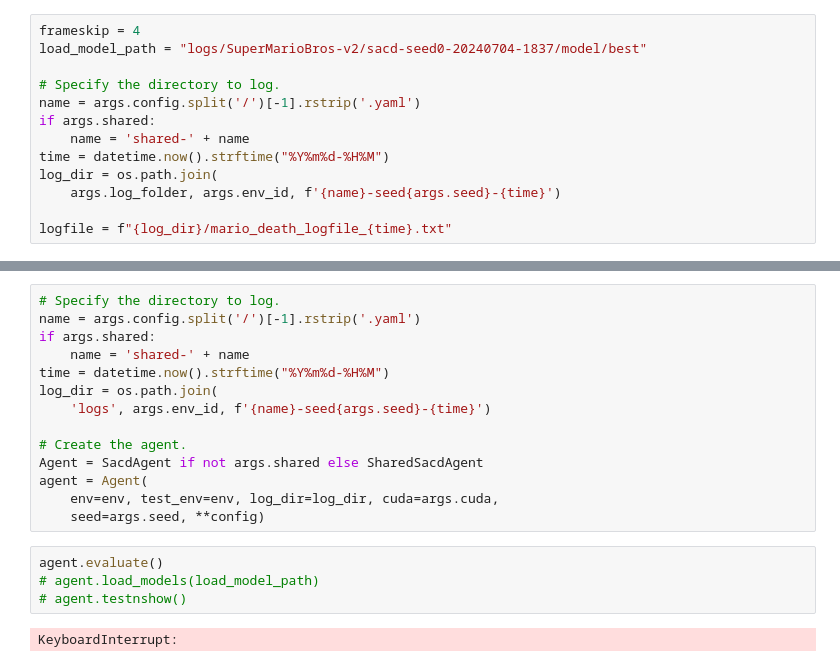
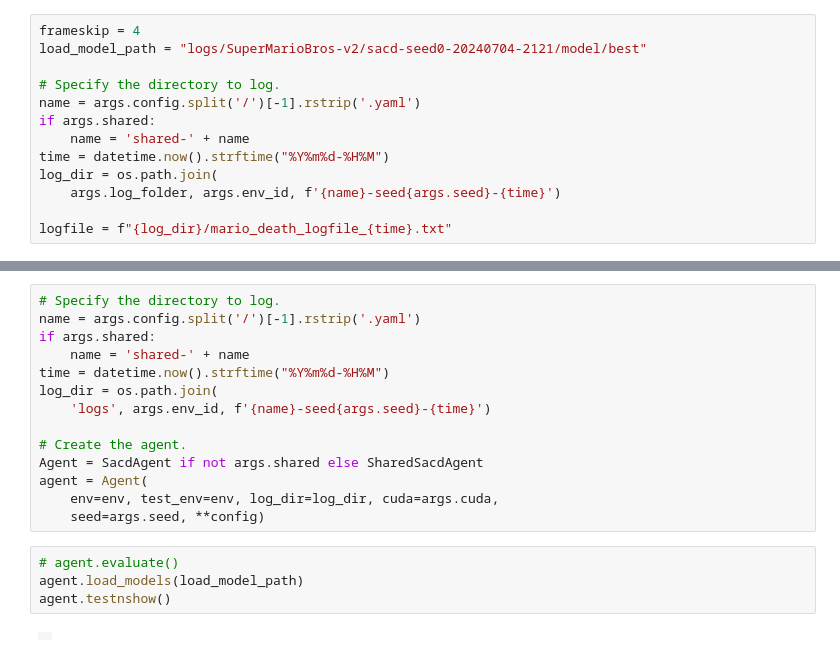
Before and after one commit to josh081823/sac-discrete-pytorch, a Jupyter notebook: render_env.ipynb, the cells around one changed output, grey strips where cells are left out. Cells and saved outputs as stored; diff of their text form.

```diff
--- a/render_env.ipynb
+++ b/render_env.ipynb
@@ -41,7 +41,7 @@ with open(args.config) as f:
     config = yaml.load(f, Loader=yaml.SafeLoader)
 # %%
 frameskip = 4
-load_model_path = "logs/SuperMarioBros-v2/sacd-seed0-20240704-1837/model/best"
+load_model_path = "logs/SuperMarioBros-v2/sacd-seed0-20240704-2121/model/best"
 
 # Specify the directory to log.
 name = args.config.split('/')[-1].rstrip('.yaml')
@@ -73,8 +73,8 @@ agent = Agent(
     env=env, test_env=env, log_dir=log_dir, cuda=args.cuda,
     seed=args.seed, **config)
 # %%
-agent.evaluate()
-# agent.load_models(load_model_path)
-# agent.testnshow()
+# agent.evaluate()
+agent.load_models(load_model_path)
+agent.testnshow()
 # %% [output]
-KeyboardInterrupt:
+|  |
```
Also changed, not shown: 1 other file.
